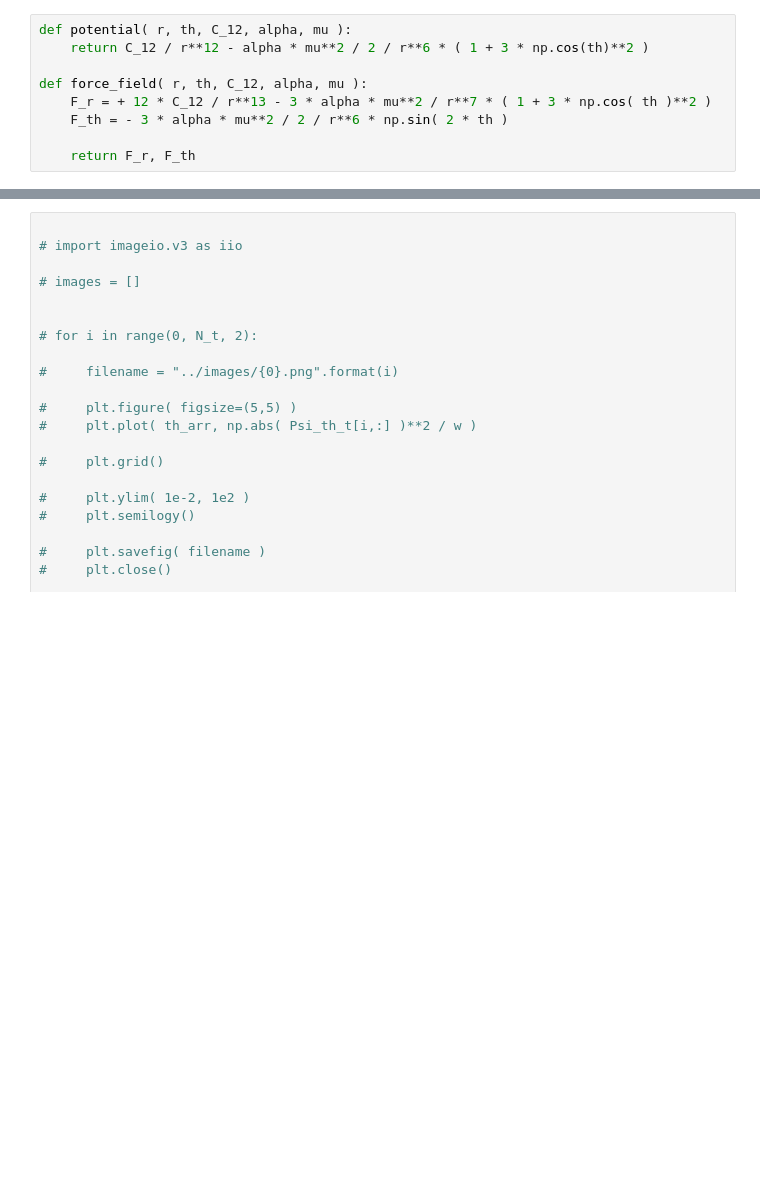
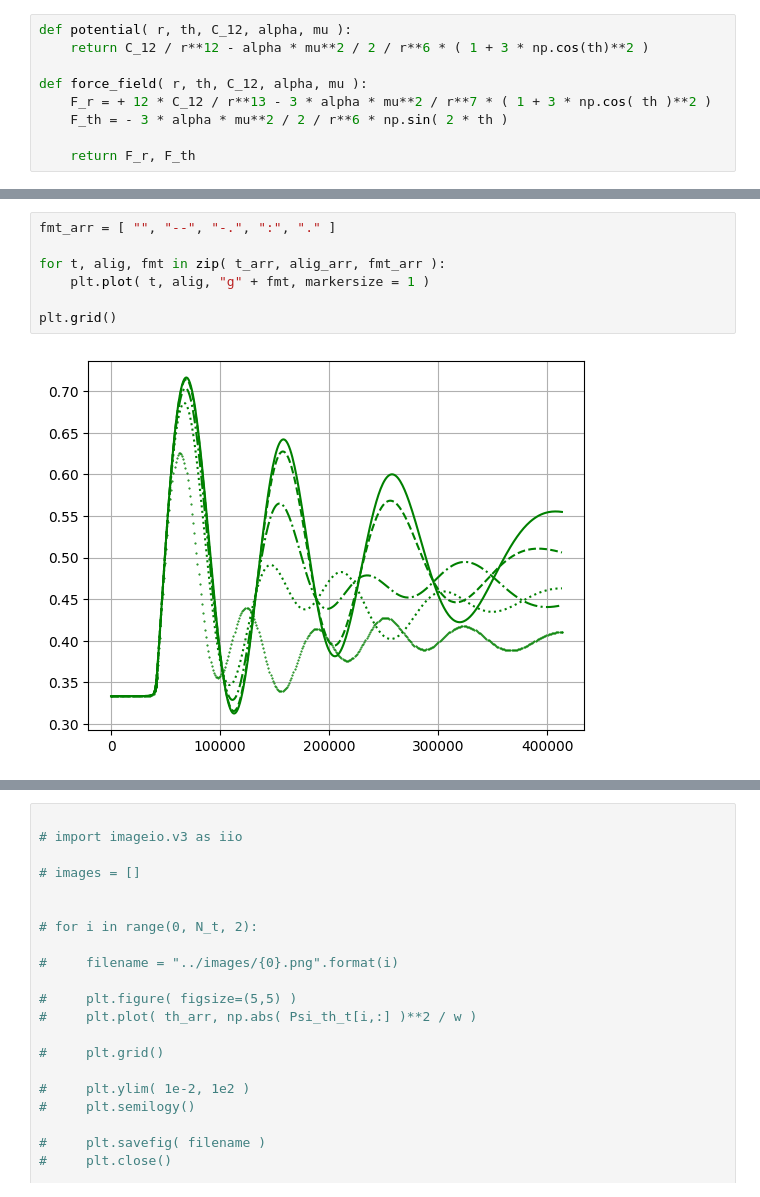
Before and after one commit to AK-Grabowsk3/NeOcs, a Jupyter notebook: analysis/Quasiclassical_calc.ipynb, the cells around one changed output, grey strips where cells are left out. Saved outputs shown, nothing was run; the diff lists cells and outputs as text; blank space fills up the shorter version.

```diff
--- a/analysis/Quasiclassical_calc.ipynb
+++ b/analysis/Quasiclassical_calc.ipynb
@@ -113,0 +119,9 @@ N_t = 1000
+# %%
+fmt_arr = [ "", "--", "-.", ":", "." ]
+
+for t, alig, fmt in zip( t_arr, alig_arr, fmt_arr ):
+    plt.plot( t, alig, "g" + fmt, markersize = 1 )
+
+plt.grid()
+# %% [output]
+[figure, added]
```
Also changed, not shown: parts of 28 cells of this notebook, 2 other files.
